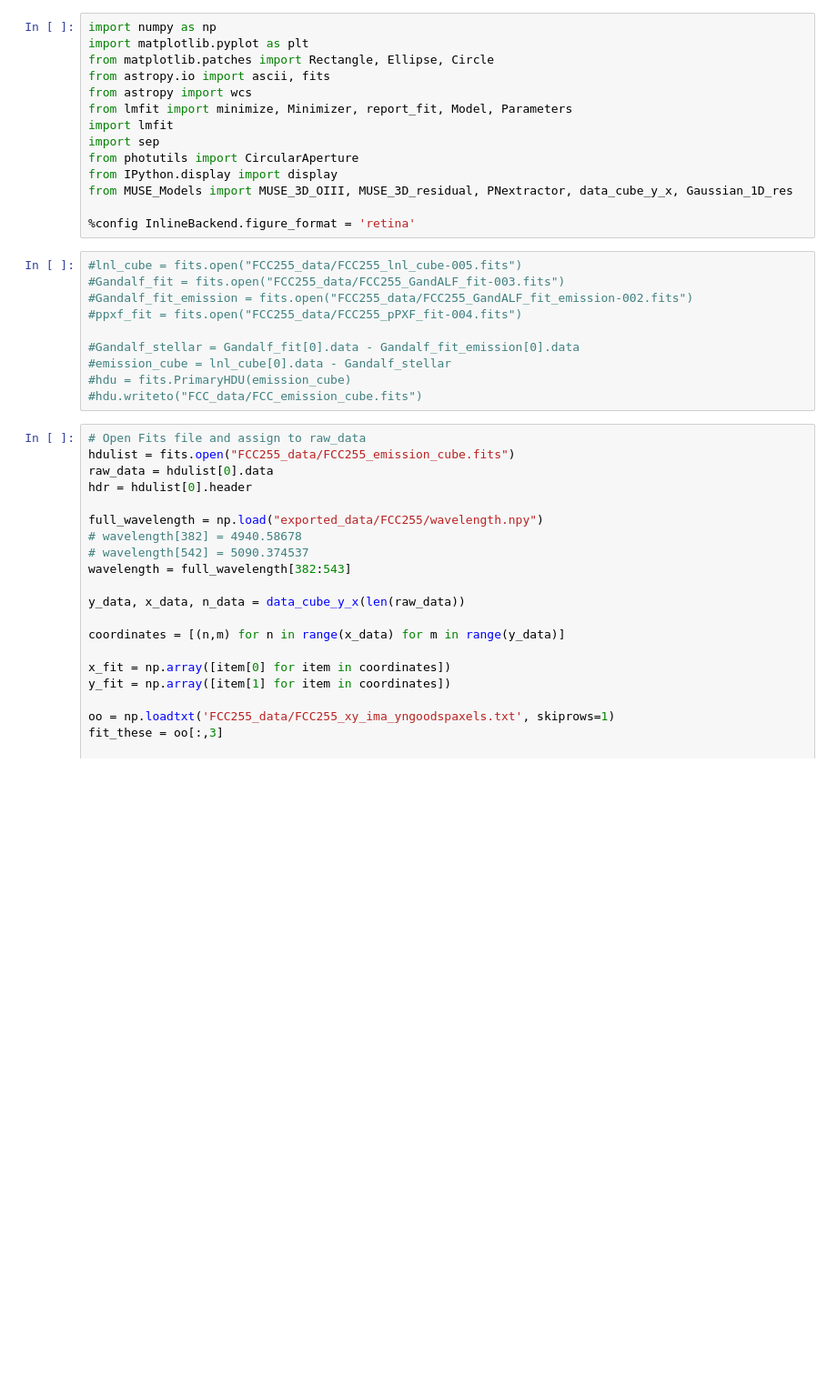
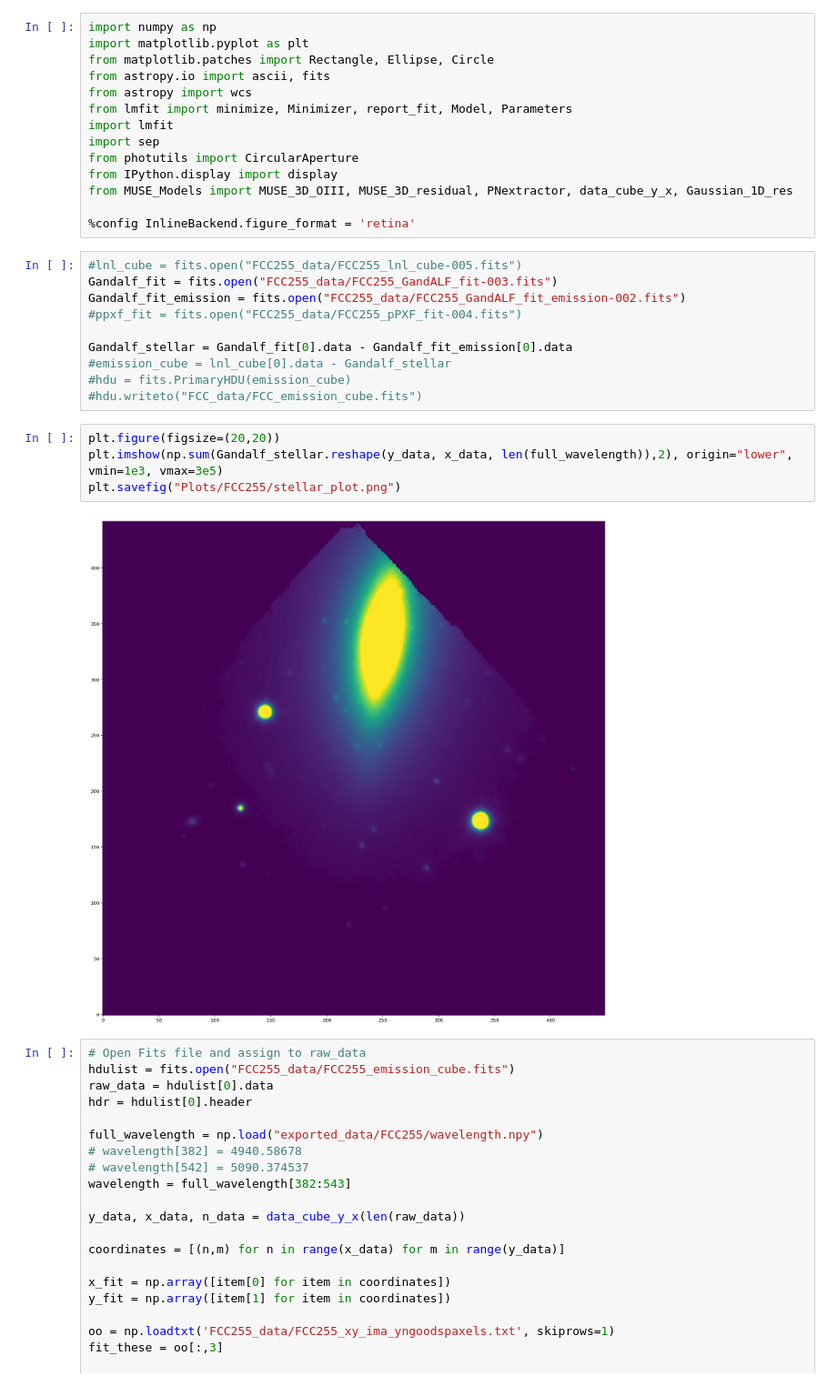
Before and after one commit to tspriggs/MUSE_PNe_fitting, a Jupyter notebook: 1D FCC255.ipynb, the cells around one changed output. Shown at 91% size. Drawn from its saved outputs; the diff is of its cells as text; blank space fills up the shorter version.

```diff
--- a/1D FCC255.ipynb
+++ b/1D FCC255.ipynb
@@ -14,14 +14,20 @@ from MUSE_Models import MUSE_3D_OIII, MUSE_3D_residual, PNextractor, data_cube_y
 %config InlineBackend.figure_format = 'retina'
 # %%
 #lnl_cube = fits.open("FCC255_data/FCC255_lnl_cube-005.fits")
-#Gandalf_fit = fits.open("FCC255_data/FCC255_GandALF_fit-003.fits")
-#Gandalf_fit_emission = fits.open("FCC255_data/FCC255_GandALF_fit_emission-002.fits")
+Gandalf_fit = fits.open("FCC255_data/FCC255_GandALF_fit-003.fits")
+Gandalf_fit_emission = fits.open("FCC255_data/FCC255_GandALF_fit_emission-002.fits")
 #ppxf_fit = fits.open("FCC255_data/FCC255_pPXF_fit-004.fits")
 
-#Gandalf_stellar = Gandalf_fit[0].data - Gandalf_fit_emission[0].data
+Gandalf_stellar = Gandalf_fit[0].data - Gandalf_fit_emission[0].data
 #emission_cube = lnl_cube[0].data - Gandalf_stellar
 #hdu = fits.PrimaryHDU(emission_cube)
 #hdu.writeto("FCC_data/FCC_emission_cube.fits")
+# %%
+plt.figure(figsize=(20,20))
+plt.imshow(np.sum(Gandalf_stellar.reshape(y_data, x_data, len(full_wavelength)),2), origin="lower", vmin=1e3, vmax=3e5)
+plt.savefig("Plots/FCC255/stellar_plot.png")
+# %% [output]
+[figure, added]
 # %%
 # Open Fits file and assign to raw_data
 hdulist = fits.open("FCC255_data/FCC255_emission_cube.fits")
```
Also changed, not shown: 3 other files.
